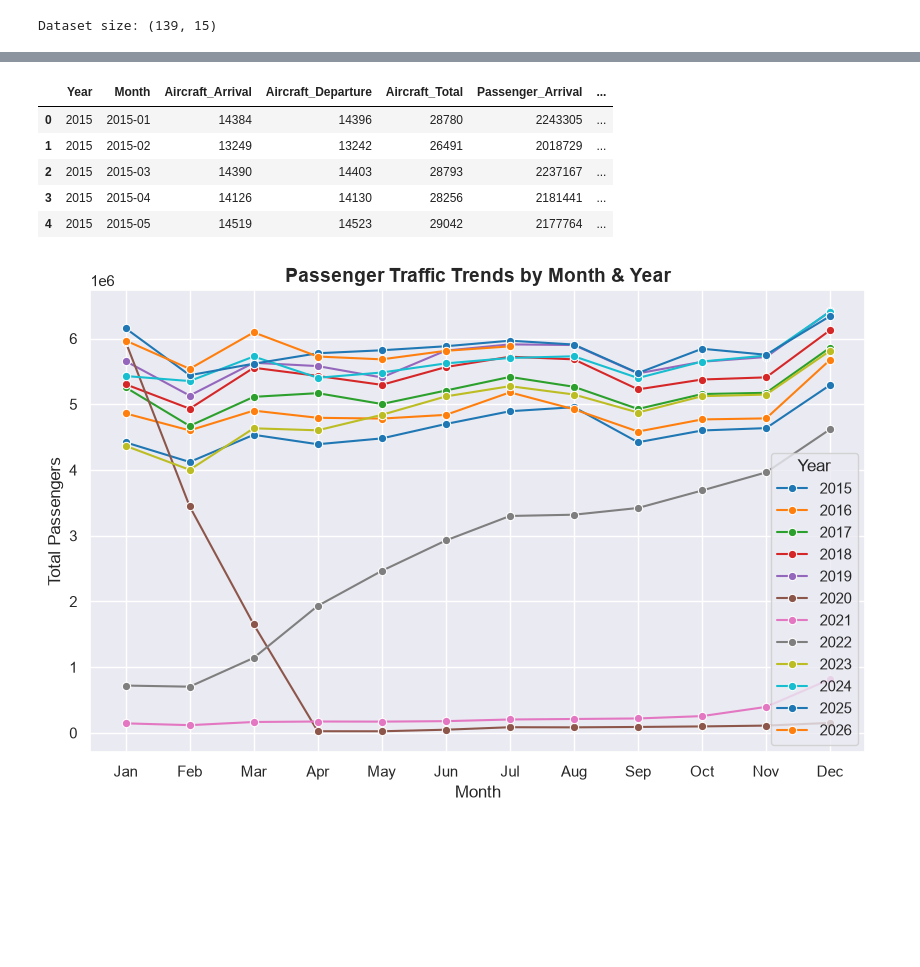
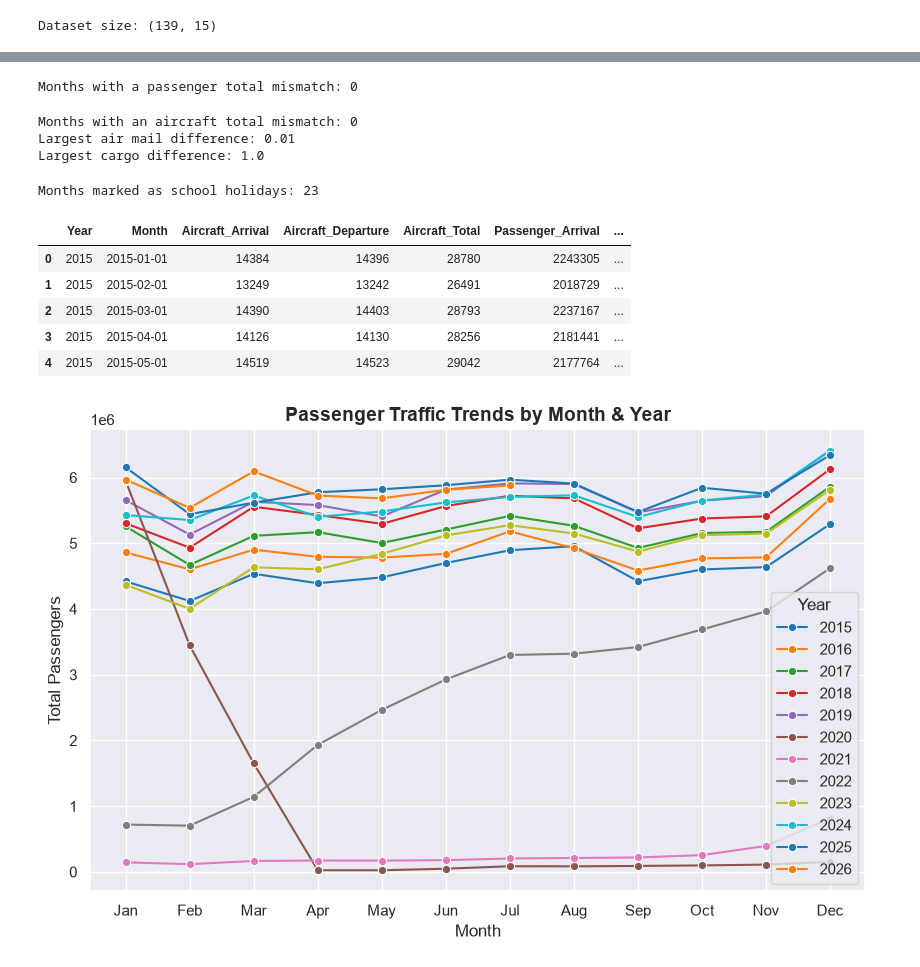
Before and after one commit to angh0059/KM6312group8, a Jupyter notebook: km6312project.ipynb, the cells around one changed output, grey strips where cells are left out. Cells and saved outputs as stored; diff of their text form; code cells hidden in the pictures; blank space fills up the shorter version.

Commit message:
Update notebook data cleaning and quality checks

```diff
--- a/km6312project.ipynb
+++ b/km6312project.ipynb
@@ -85,4 +88,11 @@ memory usage: 31.0 KB
 # %%
-df['month_dummy'] = df['Month'].str[-2:].astype(int)
-df.info()
+# Convert the month to a date and sort the rows from oldest to newest.
+df["Month"] = pd.to_datetime(df["Month"], format="%Y-%m")
+df = df.sort_values("Month").reset_index(drop=True)
+
+# Keep the month number for the team's charts.
+df["month_dummy"] = df["Month"].dt.month
+
+# Check the first and last months.
+print(df[["Month", "month_dummy"]].iloc[[0, -1]])
 # %% [output]
@@ -106,14 +102,14 @@ memory usage: 32.1 KB
 # %%
 #convert columns to float
-exclude_col = ['Month']
-target_cols = df.columns.difference(exclude_col)
+# 1. Count empty values in each column.
+print(df.isna().sum())
 
-for col in target_cols:
-    if df[col].dtype == 'str': # Check if it's text data
-        df[col] = df[col].str.replace(',', '', regex=False)
+# 2. Count repeated months.
+duplicate_months = df["Month"].duplicated().sum()
+print("Duplicate months:", duplicate_months)
 
-df[target_cols] = df[target_cols].apply(pd.to_numeric, errors='coerce')
-
-df.info()
-df.head()
+# 3. Check whether any month is missing from the study period.
+expected_months = pd.date_range("2015-01-01", "2026-07-01", freq="MS")
+missing_months = expected_months.difference(df["Month"])
+print("Number of missing months:", len(missing_months))
 # %% [output]
@@ -143,21 +135,48 @@ memory usage: 18.5 KB
+# %%
+passenger_sum = df["Passenger_Arrival"] + df["Passenger_Departures"] + df["Passenger_Transit"]
+passenger_mismatch = df["Passenger_Total"] != passenger_sum
+print("Months with a passenger total mismatch:", passenger_mismatch.sum())
+# %% [output]
+Months with a passenger total mismatch: 0
+# %%
+# Aircraft: count the months where arrivals + departures differ from the total.
+aircraft_sum = df["Aircraft_Arrival"] + df["Aircraft_Departure"]
+aircraft_mismatch = df["Aircraft_Total"] != aircraft_sum
+print("Months with an aircraft total mismatch:", aircraft_mismatch.sum())
+
+# Air mail: find the largest difference.
+mail_sum = df["AirMail_Incoming"] + df["AirMail_Outgoing"]
+mail_difference = df["AirMail_Total"] - mail_sum
+print("Largest air mail difference:", round(mail_difference.abs().max(), 4))
+
+# Cargo: find the largest difference.
+cargo_sum = df["Cargo_Total_Import"] + df["Cargo_Total_Export"]
+cargo_difference = df["Cargo_Total"] - cargo_sum
+print("Largest cargo difference:", round(cargo_difference.abs().max(), 4))
+# %% [output]
+Months with an aircraft total mismatch: 0
+Largest air mail difference: 0.01
+Largest cargo difference: 1.0
 # %%
 #use cosine to show month continuity
 
 # Encode cyclically
 df['month_sin'] = np.sin(2 * np.pi * df['month_dummy'] / 12.0)
 df['month_cos'] = np.cos(2 * np.pi * df['month_dummy'] / 12.0)
 
 # Track external structural events (COVID timeline indicator)
 df['iscovid'] = np.where((df['Year'] >= 2020) & (df['Year'] <= 2022), 1, 0)
-
+df["IsHoliday"] = df["month_dummy"].isin([6, 12]).astype(int)
+print("Months marked as school holidays:", df["IsHoliday"].sum())
 df.head()
 # %% [output]
+Months marked as school holidays: 23
 |  | Year | Month | Aircraft_Arrival | Aircraft_Departure | Aircraft_Total | Passenger_Arrival | ... |
-| 0 | 2015 | 2015-01 | 14384 | 14396 | 28780 | 2243305 | ... |
-| 1 | 2015 | 2015-02 | 13249 | 13242 | 26491 | 2018729 | ... |
-| 2 | 2015 | 2015-03 | 14390 | 14403 | 28793 | 2237167 | ... |
-| 3 | 2015 | 2015-04 | 14126 | 14130 | 28256 | 2181441 | ... |
-| 4 | 2015 | 2015-05 | 14519 | 14523 | 29042 | 2177764 | ... |
+| 0 | 2015 | 2015-01-01 | 14384 | 14396 | 28780 | 2243305 | ... |
+| 1 | 2015 | 2015-02-01 | 13249 | 13242 | 26491 | 2018729 | ... |
+| 2 | 2015 | 2015-03-01 | 14390 | 14403 | 28793 | 2237167 | ... |
+| 3 | 2015 | 2015-04-01 | 14126 | 14130 | 28256 | 2181441 | ... |
+| 4 | 2015 | 2015-05-01 | 14519 | 14523 | 29042 | 2177764 | ... |
 # %%
 #Visualisation
 plt.figure(figsize=(10, 6))
```
Also changed, not shown: parts of 6 cells of this notebook.
